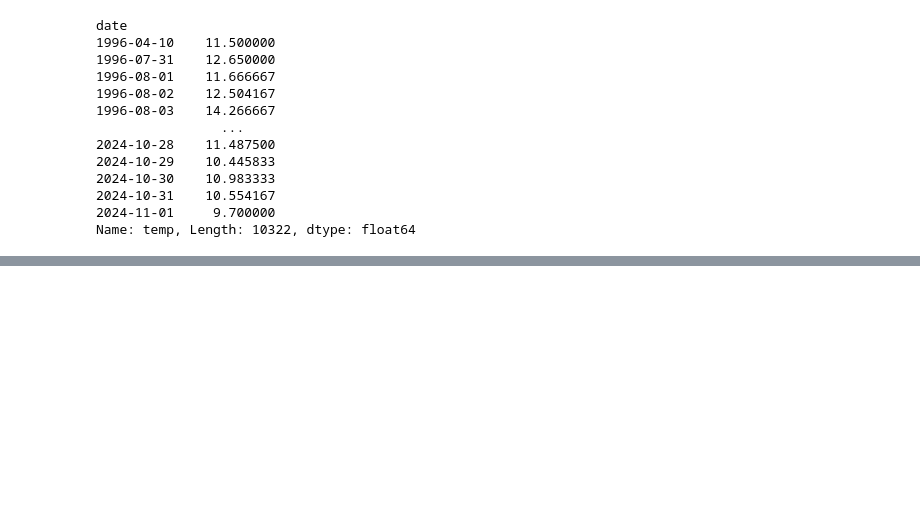
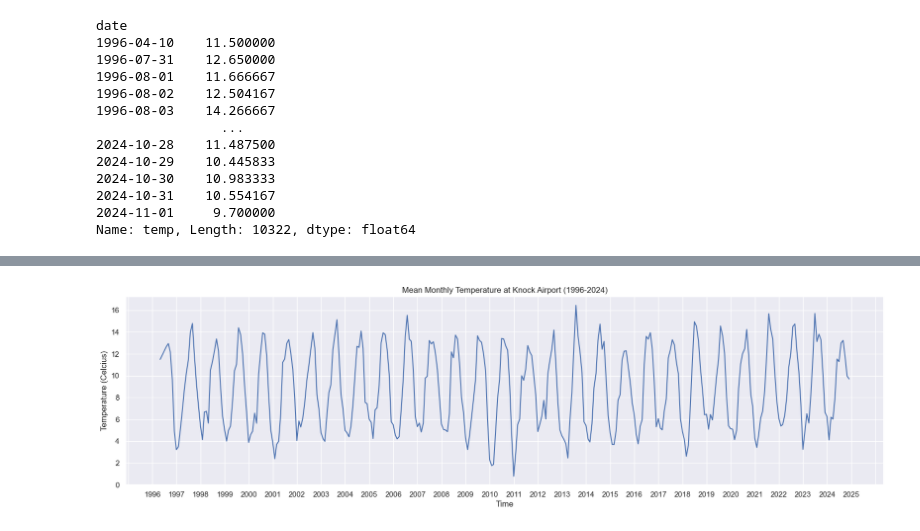
Before and after one commit to NiallRussell/PDFA-assignments, a Jupyter notebook: assignment_6_weather.ipynb, the cells around one changed output, grey strips where cells are left out. Saved outputs shown, nothing was run; the diff lists cells and outputs as text; code cells hidden in the pictures; blank space fills up the shorter version.

```diff
--- a/assignment_6_weather.ipynb
+++ b/assignment_6_weather.ipynb
@@ -134,0 +131,6 @@ sns.lineplot(data = meantempdaily, errorbar = None)
+# %%
+meantemp_monthly = df["temp"].resample("ME").mean()
+meantemp_monthly.dropna(inplace=True)
+meantemp_monthly.columns = ["date", "mean"]
+
+meantemp_monthly
@@ -134,0 +151,15 @@ sns.lineplot(data = meantempdaily, errorbar = None)
+# %%
+sns.lineplot(data = meantemp_monthly, errorbar = None).set(title = "Mean Monthly Temperature at Knock Airport (1996-2024)", xlabel = "Time", ylabel = "Temperature (Celcius)")
+
+ax = plt.gca()
+
+locator = mdates.YearLocator(1)
+
+ax.xaxis.set_major_locator(locator)
+xticks = ax.xaxis.get_major_ticks()
+xticks[-1].label1.set_visible(False)
+xticks[1].label1.set_visible(False)
+
+plt.show()
+# %% [output]
+[figure, added]
```
Also changed, not shown: parts of 10 cells of this notebook.
